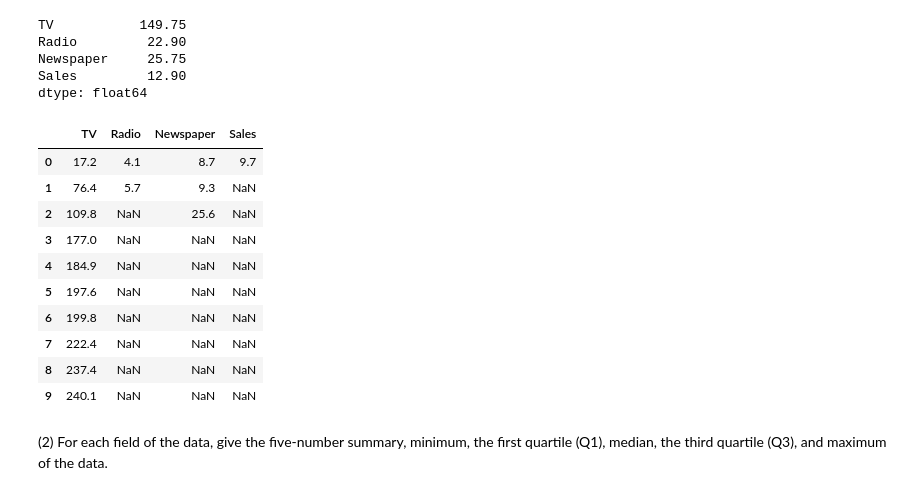
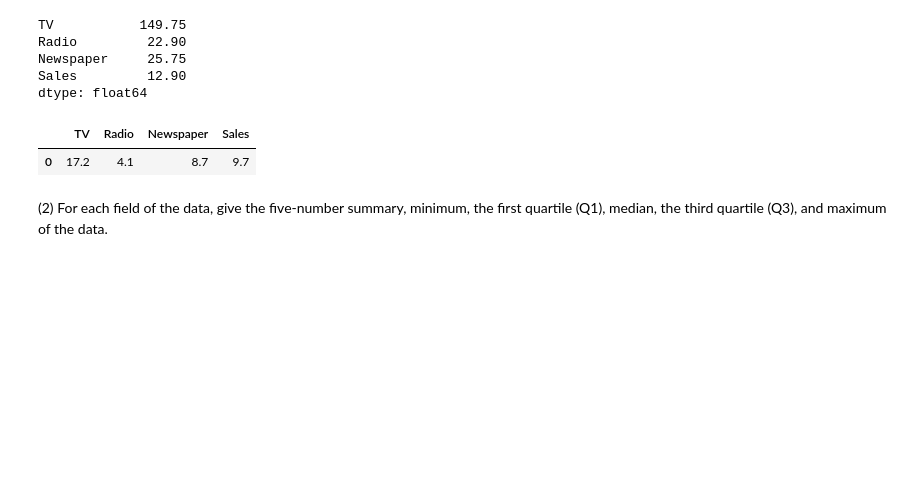
Before and after one commit to MasonAdsero/CPSC-4310-MA, a Jupyter notebook: ME1_simpleAnalysis/data_analysis.ipynb, the cells around one changed output. Cells and saved outputs as stored; diff of their text form; code cells hidden in the pictures; blank space fills up the shorter version.

Commit message:
Update data_analysis.ipynb
Finished all programming problems in the assignment summary pending

```diff
--- a/ME1_simpleAnalysis/data_analysis.ipynb
+++ b/ME1_simpleAnalysis/data_analysis.ipynb
@@ -94,19 +94,10 @@ Newspaper     25.75
 Sales         12.90
 dtype: float64
 # %%
-data.mode()
+data.mode().iloc[[0]]
 # %% [output]
 |  | TV | Radio | Newspaper | Sales |
 | 0 | 17.2 | 4.1 | 8.7 | 9.7 |
-| 1 | 76.4 | 5.7 | 9.3 | NaN |
-| 2 | 109.8 | NaN | 25.6 | NaN |
-| 3 | 177.0 | NaN | NaN | NaN |
-| 4 | 184.9 | NaN | NaN | NaN |
-| 5 | 197.6 | NaN | NaN | NaN |
-| 6 | 199.8 | NaN | NaN | NaN |
-| 7 | 222.4 | NaN | NaN | NaN |
-| 8 | 237.4 | NaN | NaN | NaN |
-| 9 | 240.1 | NaN | NaN | NaN |
 # %% [markdown]
 (2) For each field of the data, give the five-number summary, minimum, the first quartile (Q1), median, the third quartile (Q3), and maximum of the data.
 # %%
```
Also changed, not shown: parts of 18 cells of this notebook.
